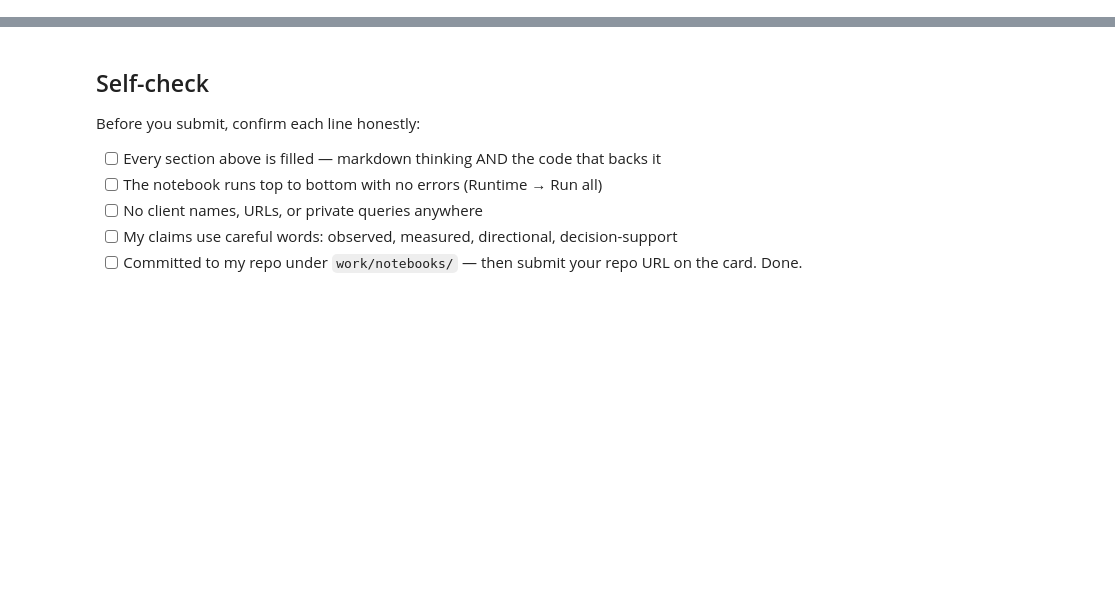
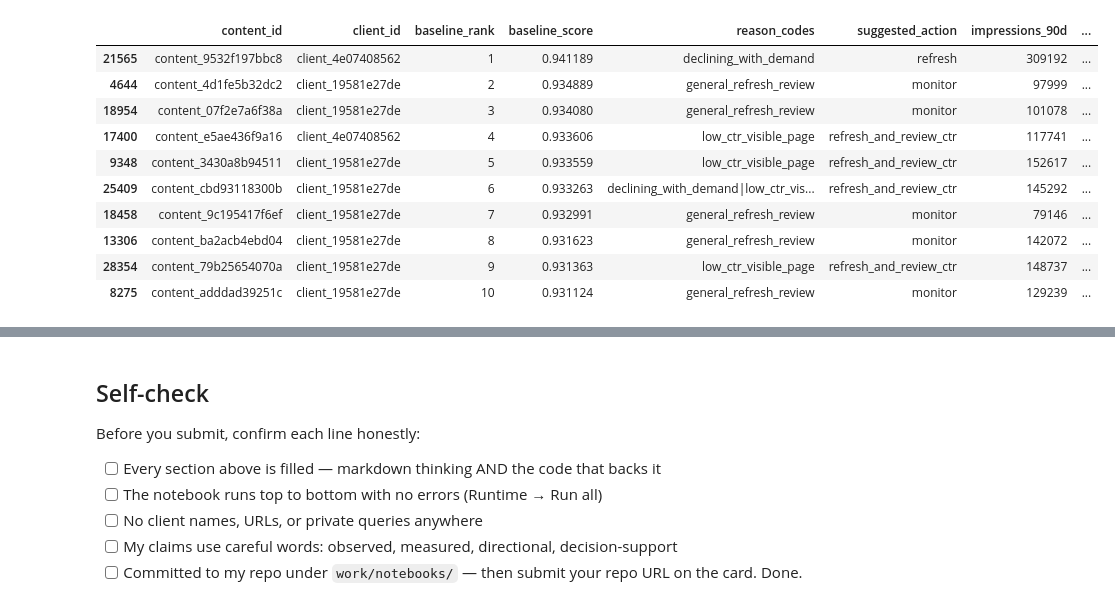
Before and after one commit to MuhammadOmerSiddiqui/myInternship, a Jupyter notebook: work/notebooks/w04_baseline_score.ipynb, the cells around one changed output, grey strips where cells are left out. Saved outputs shown, nothing was run; the diff lists cells and outputs as text; code cells hidden in the pictures; blank space fills up the shorter version.

```diff
--- a/work/notebooks/w04_baseline_score.ipynb
+++ b/work/notebooks/w04_baseline_score.ipynb
@@ -22,0 +129,72 @@ This skeleton is yours to fill. Work the sections **in order** — each one has
+# %%
+# This cell is for CODE (numbers, a query, a check).
+# Write your text answer in the cell ABOVE this one — typing sentences here breaks Run All.
+# Helper functions
+def percentile_rank(s):
+    return s.rank(pct=True, method="average").fillna(0)
+
+def normalize(s):
+    s = s.astype(float)
+    return (s - s.min()) / (s.max() - s.min() + 1e-9)
+
+# Component scores
+df["visibility_score"] = percentile_rank(np.log1p(df["impressions_90d"]))
+df["freshness_risk_score"] = percentile_rank(df["days_since_last_update"].fillna(0))
+df["position_opportunity_score"] = (
+    (1 - normalize(df["avg_position"].clip(lower=1, upper=50)))
+    * df["visibility_score"]
+    * (df["avg_position"] > 0).astype(int)
+)
+df["depth_gap_score"] = (1 - percentile_rank(df["word_count"].fillna(0))) * df["visibility_score"]
+
+# Final baseline score
+df["baseline_score"] = (
+    0.40 * df["visibility_score"]
+    + 0.30 * df["freshness_risk_score"]
+    + 0.25 * df["position_opportunity_score"]
+    + 0.05 * df["depth_gap_score"]
+).clip(0, 1)
+
+# Reason codes
+def reason_codes(row):
+    reasons = []
+    if row["days_since_last_update"] >= 180 and row["impressions_90d"] >= 500:
+        reasons.append("stale_visible_page")
+    if str(row["trend_direction"]).lower() == "down" and row["impressions_90d"] >= 100:
+        reasons.append("declining_with_demand")
+    if row["impressions_90d"] >= 500 and 0 < row["avg_position"] <= 20 and row["ctr"] < 0.5:
+        reasons.append("low_ctr_visible_page")
+    if not reasons:
+        reasons.append("general_refresh_review")
+    return "|".join(reasons)
+
+df["reason_codes"] = df.apply(reason_codes, axis=1)
+
+# Action label
+def suggested_action(row):
+    reasons = set(str(row["reason_codes"]).split("|"))
+    if "low_ctr_visible_page" in reasons:
+        return "refresh_and_review_ctr"
+    if "stale_visible_page" in reasons or "declining_with_demand" in reasons:
+        return "refresh"
+    return "monitor"
+
+df["suggested_action"] = df.apply(suggested_action, axis=1)
+df["baseline_rank"] = df["baseline_score"].rank(method="first", ascending=False).astype(int)
+
+# Write the queue
+os.makedirs("work/outputs", exist_ok=True)
+out_cols = [
+    "content_id", "client_id", "baseline_rank", "baseline_score",
+    "reason_codes", "suggested_action",
+    "impressions_90d", "avg_position", "ctr",
+    "content_age_days", "days_since_last_update", "trend_direction", "is_declining"
+]
+queue = df[out_cols].sort_values("baseline_rank")
+queue.to_csv("work/outputs/baseline_action_score.csv", index=False)
+
+print("Wrote work/outputs/baseline_action_score.csv")
+print("Top-50 declining rate:", round(queue.head(50)["is_declining"].mean(), 3))
+print("Total rows ranked:", len(queue))
+display(queue.head(10))
+# %% [output]
@@ -23,3 +204,14 @@ This skeleton is yours to fill. Work the sections **in order** — each one has
+|  | content_id | client_id | baseline_rank | baseline_score | reason_codes | suggested_action | impressions_90d | ... |
+| 21565 | content_9532f197bbc8 | client_4e07408562 | 1 | 0.941189 | declining_with_demand | refresh | 309192 | ... |
+| 4644 | content_4d1fe5b32dc2 | client_19581e27de | 2 | 0.934889 | general_refresh_review | monitor | 97999 | ... |
+| 18954 | content_07f2e7a6f38a | client_19581e27de | 3 | 0.934080 | general_refresh_review | monitor | 101078 | ... |
+| 17400 | content_e5ae436f9a16 | client_4e07408562 | 4 | 0.933606 | low_ctr_visible_page | refresh_and_review_ctr | 117741 | ... |
+| 9348 | content_3430a8b94511 | client_19581e27de | 5 | 0.933559 | low_ctr_visible_page | refresh_and_review_ctr | 152617 | ... |
+| 25409 | content_cbd93118300b | client_19581e27de | 6 | 0.933263 | declining_with_demand|low_ctr_vis... | refresh_and_review_ctr | 145292 | ... |
+| 18458 | content_9c195417f6ef | client_19581e27de | 7 | 0.932991 | general_refresh_review | monitor | 79146 | ... |
+| 13306 | content_ba2acb4ebd04 | client_19581e27de | 8 | 0.931623 | general_refresh_review | monitor | 142072 | ... |
+| 28354 | content_79b25654070a | client_19581e27de | 9 | 0.931363 | low_ctr_visible_page | refresh_and_review_ctr | 148737 | ... |
+| 8275 | content_adddad39251c | client_19581e27de | 10 | 0.931124 | general_refresh_review | monitor | 129239 | ... |
 # %% [markdown]
 ## 3. Top-20 review
 
```
Also changed, not shown: parts of 16 cells of this notebook.
